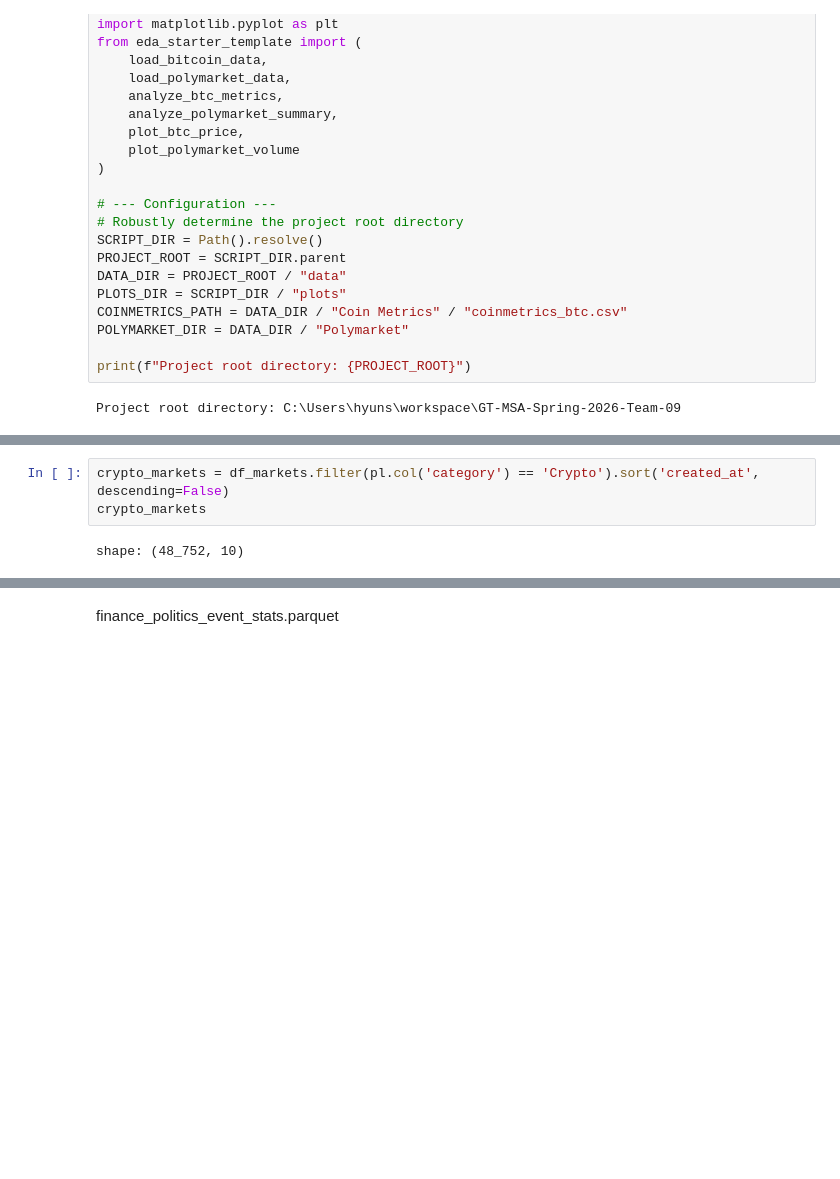
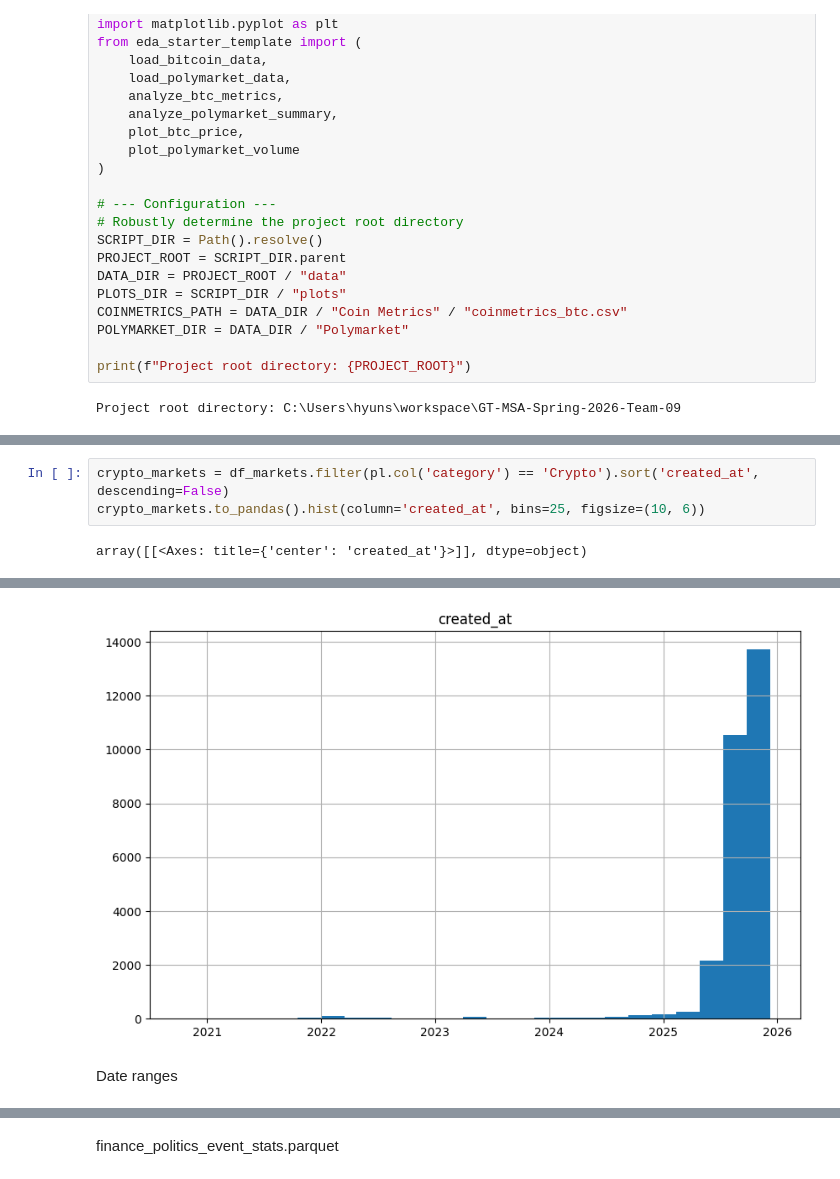
Before and after one commit to xlegend1024/GT-MSA-Spring-2026-Team-09, a Jupyter notebook: eda/hshin_eda_polymarket.ipynb, the cells around one changed output, grey strips where cells are left out. Saved outputs shown, nothing was run; the diff lists cells and outputs as text; blank space fills up the shorter version.

```diff
--- a/eda/hshin_eda_polymarket.ipynb
+++ b/eda/hshin_eda_polymarket.ipynb
@@ -115,5 +142,5 @@ df_markets.group_by('category').agg(pl.len().alias('count')).sort('count', desce
 # %%
 crypto_markets = df_markets.filter(pl.col('category') == 'Crypto').sort('created_at', descending=False)
-crypto_markets
+crypto_markets.to_pandas().hist(column='created_at', bins=25, figsize=(10, 6))
 # %% [output]
-shape: (48_752, 10)
+array([[<Axes: title={'center': 'created_at'}>]], dtype=object)
@@ -133 +147,4 @@ shape: (48_752, 10)
+[figure, added]
+# %% [markdown]
+Date ranges
 # %%
```
Also changed, not shown: parts of 50 cells of this notebook, 3 other files.
